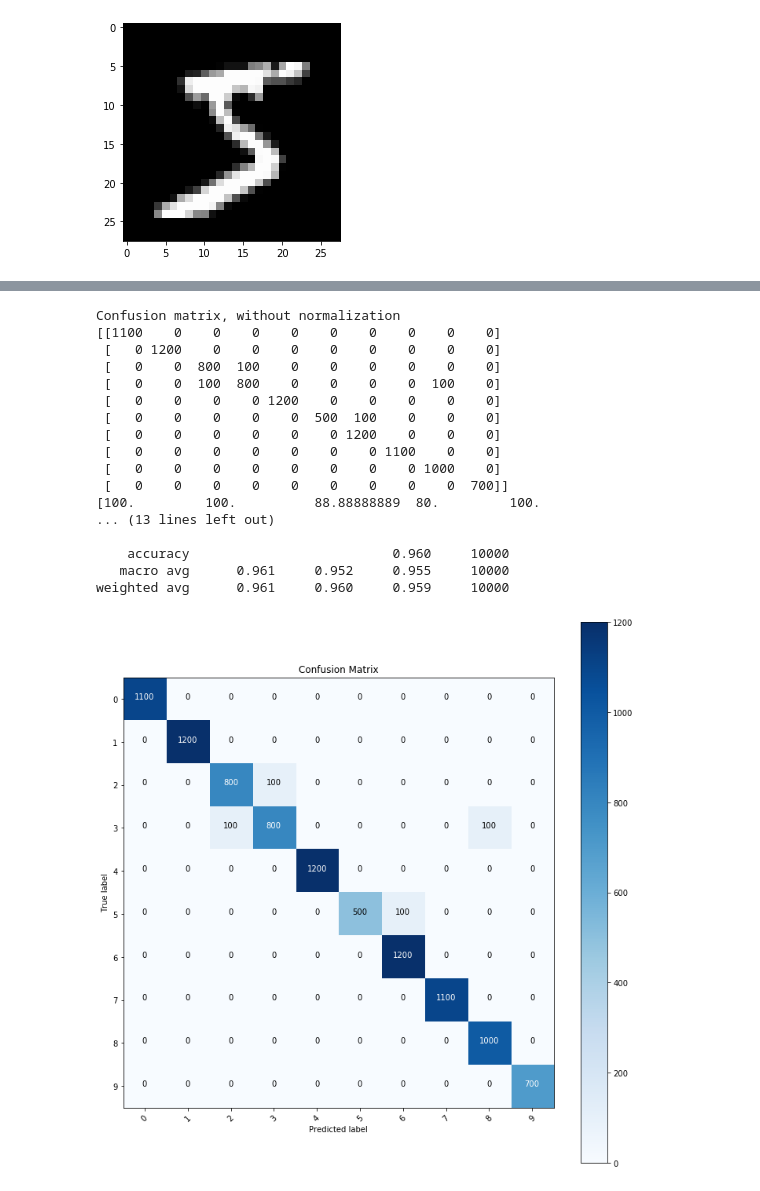
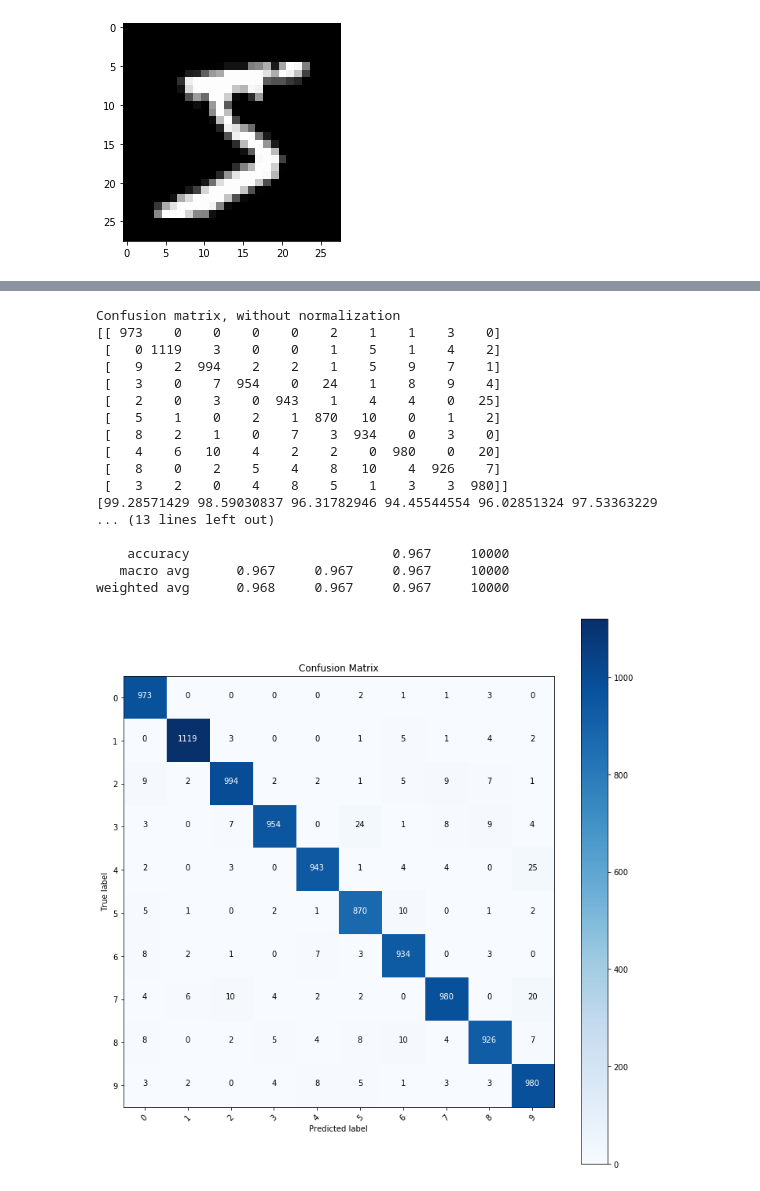
Before and after one commit to Assassinsarms/INM702_Coursework, a Jupyter notebook: T3Aaron_Mir_INM702_Task_3.ipynb, the cells around one changed output, grey strips where cells are left out. Drawn from its saved outputs; the diff is of its cells as text; code cells hidden in the pictures.

```diff
--- a/T3Aaron_Mir_INM702_Task_3.ipynb
+++ b/T3Aaron_Mir_INM702_Task_3.ipynb
@@ -57,7 +58,7 @@ def MNIST_load(batch_size):
     test_loader = torch.utils.data.DataLoader(dataset=test_set, batch_size=batch_size, shuffle=False)
     return train_set, test_set, train_loader, test_loader
 # %%
-train_set, test_set, train_loader, test_loader = MNIST_load(100)
+train_set, test_set, train_loader, test_loader = MNIST_load(64)
 # %%
 plt.imshow(train_set[0][0][0], cmap='gray');
 # %% [output]
@@ -145,0 +147,21 @@ epoch: 9, train loss: 0.078766
+# %%
+epochs = 10
+history_loss = []
+for epoch in range(epochs):
+    train_loss = []
+    model.train()
+    for batch_idx, (X, y) in enumerate(train_loader):      #for each batch of images
+        #------------Moving to device---------#
+        X = X.to(device)
+        y = y.to(device)
+        #------------Forward Pass---------#
+        optimiser.zero_grad()
+        y_pred = model(X)
+        loss = loss_fn(y_pred, y)
+        #------------Backward Pass---------#
+        loss.backward()
+        optimiser.step()
+        train_loss.append(loss.item())
+    loss_now = np.mean(train_loss)
+    history_loss.append(loss_now)
+    print(f'epoch: {epoch}, train loss: {loss_now:.6f}')
@@ -188,45 +231,45 @@ def plot_confusion_matrix(cm, classes,
 # %%
 nb_classes = 9
 # Initialize the prediction and label lists(tensors)
-pred_list=torch.zeros(0,dtype=torch.long, device='cpu')
-label_list=torch.zeros(0,dtype=torch.long, device='cpu')
+pred_list = torch.zeros(0,dtype=torch.long, device='cpu')
+label_list = torch.zeros(0,dtype=torch.long, device='cpu')
 with torch.no_grad():
-    model2.eval()
+    model.eval()
     for i, (X, y) in enumerate(test_loader):
         X = X.to(device)
         y = y.to(device)
-        y_pred = model(inputs)
+        y_pred = model(X)
         _, preds = torch.max(y_pred, 1)
         # Append batch prediction results
         pred_list=torch.cat([pred_list,preds.view(-1).cpu()])
-        label_list=torch.cat([label_list,classes.view(-1).cpu()])
+        label_list=torch.cat([label_list,y.view(-1).cpu()])
 # Confusion matrix
 cm=confusion_matrix(label_list.numpy(), pred_list.numpy())
 cm_plot_labels = ['0', '1', '2', '3', '4', '5', '6', '7', '8', '9']
 plot_confusion_matrix(cm = cm, classes = cm_plot_labels, title = 'Confusion Matrix')
 # Per-class accuracy
 class_accuracy=100*cm.diagonal()/cm.sum(1)
 print(class_accuracy)
 print(classification_report(label_list.numpy(), pred_list.numpy(), digits=3))
 # %% [output]
 Confusion matrix, without normalization
-[[1100    0    0    0    0    0    0    0    0    0]
- [   0 1200    0    0    0    0    0    0    0    0]
- [   0    0  800  100    0    0    0    0    0    0]
- [   0    0  100  800    0    0    0    0  100    0]
- [   0    0    0    0 1200    0    0    0    0    0]
- [   0    0    0    0    0  500  100    0    0    0]
- [   0    0    0    0    0    0 1200    0    0    0]
- [   0    0    0    0    0    0    0 1100    0    0]
- [   0    0    0    0    0    0    0    0 1000    0]
- [   0    0    0    0    0    0    0    0    0  700]]
-[100.         100.          88.88888889  80.         100.
+[[ 973    0    0    0    0    2    1    1    3    0]
+ [   0 1119    3    0    0    1    5    1    4    2]
+ [   9    2  994    2    2    1    5    9    7    1]
+ [   3    0    7  954    0   24    1    8    9    4]
+ [   2    0    3    0  943    1    4    4    0   25]
+ [   5    1    0    2    1  870   10    0    1    2]
+ [   8    2    1    0    7    3  934    0    3    0]
+ [   4    6   10    4    2    2    0  980    0   20]
+ [   8    0    2    5    4    8   10    4  926    7]
+ [   3    2    0    4    8    5    1    3    3  980]]
+[99.28571429 98.59030837 96.31782946 94.45544554 96.02851324 97.53363229
 ... (13 lines left out)
 
-    accuracy                          0.960     10000
-   macro avg      0.961     0.952     0.955     10000
-weighted avg      0.961     0.960     0.959     10000
+    accuracy                          0.967     10000
+   macro avg      0.967     0.967     0.967     10000
+weighted avg      0.968     0.967     0.967     10000
-[figure, old version]
+[figure, new version]
 # %%
 #------------------------------------------- Main Neural Network (Fully ReLU) --------------------------------#
 class Neural_Network2(nn.Module):
```
Also changed, not shown: parts of 17 cells of this notebook, 11 other files.
